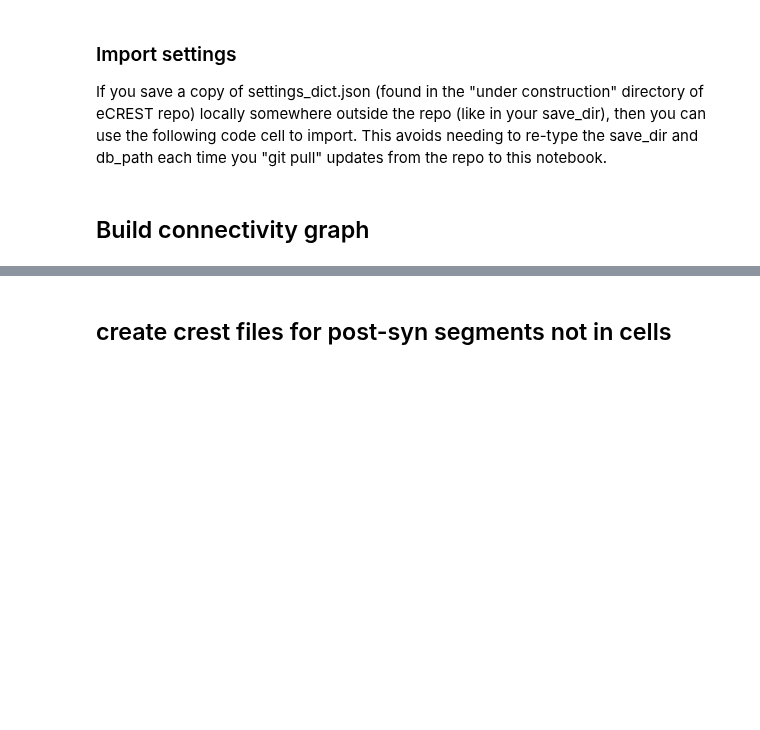
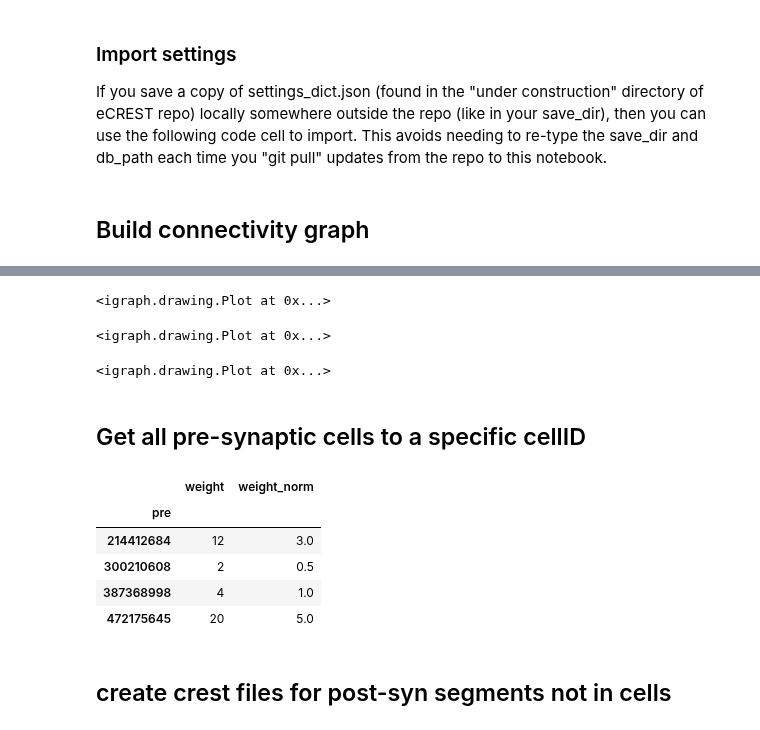
Before and after one commit to neurologic/eCREST, a Jupyter notebook: Analysis.ipynb, the cells around one changed output, grey strips where cells are left out. Cells and saved outputs as stored; diff of their text form; code cells hidden in the pictures; blank space fills up the shorter version.

```diff
--- a/Analysis.ipynb
+++ b/Analysis.ipynb
@@ -391,3 +409,71 @@ SyntaxError: invalid syntax (2532400938.py, line 1)
+# %%
+pruned_vs = ell.vs.select([v for v, b in enumerate(ell.vs) if b['cell_type'] in ['mg2','lf']])
+
+pruned_graph = ell.subgraph(pruned_vs)
+
+degree_all = pruned_graph.degree(mode="in")
+
+visual_style = {}
+# visual_style["layout"] = ell.layout("fr")
+visual_style["vertex_label_size"] = 12
+visual_style["vertex_label_color"] = "white"
+visual_style["vertex_label"] = degree_all
+
+ig_plot(pruned_graph,edge_width = pruned_graph.es['weight'],
+        vertex_color=pruned_graph.vs['color'],
+        edge_color = pruned_graph.es['color'],
+        **visual_style)#,vertex_label=labels)
+# %% [output]
+<igraph.drawing.Plot at 0x...>
+# %%
+pruned_vs = ell.vs.select([v for v, b in enumerate(ell.vs) if b['cell_type'] in ['mg1','lf']])
+
+pruned_graph = ell.subgraph(pruned_vs)
+
+degree_all = pruned_graph.degree(mode="in")
+
+visual_style = {}
+# visual_style["layout"] = ell.layout("fr")
+visual_style["vertex_label_size"] = 12
+visual_style["vertex_label_color"] = "white"
+visual_style["vertex_label"] = degree_all
+
+ig_plot(pruned_graph,edge_width = pruned_graph.es['weight'],
+        vertex_color=pruned_graph.vs['color'],
+        edge_color = pruned_graph.es['color'],
+        **visual_style)#,vertex_label=labels)
+# %% [output]
+<igraph.drawing.Plot at 0x...>
+# %%
+pruned_vs = ell.vs.select([v for v, b in enumerate(ell.vs) if b['cell_type'] in ['mg1','lg']])
+
+pruned_graph = ell.subgraph(pruned_vs)
+
+degree_all = pruned_graph.degree(mode="in")
+
+visual_style = {}
+# visual_style["layout"] = ell.layout("fr")
+visual_style["vertex_label_size"] = 12
+visual_style["vertex_label_color"] = "white"
+visual_style["vertex_label"] = degree_all
+
+ig_plot(pruned_graph,edge_width = pruned_graph.es['weight'],
+        vertex_color=pruned_graph.vs['color'],
+        edge_color = pruned_graph.es['color'],
+        **visual_style)#,vertex_label=labels)
+# %% [output]
+<igraph.drawing.Plot at 0x...>
+# %% [markdown]
+## Get all pre-synaptic cells to a specific cellID
+# %%
+df_edges[df_edges['post']=='393063300'].groupby('pre').sum(numeric_only=True)
+# %% [output]
+|  | weight | weight_norm |
+| pre |  |  |
+| 214412684 | 12 | 3.0 |
+| 300210608 | 2 | 0.5 |
+| 387368998 | 4 | 1.0 |
+| 472175645 | 20 | 5.0 |
 # %% [markdown]
 ## create crest files for post-syn segments not in cells
 # %%
```
Also changed, not shown: parts of 47 cells of this notebook, 1 other file.
